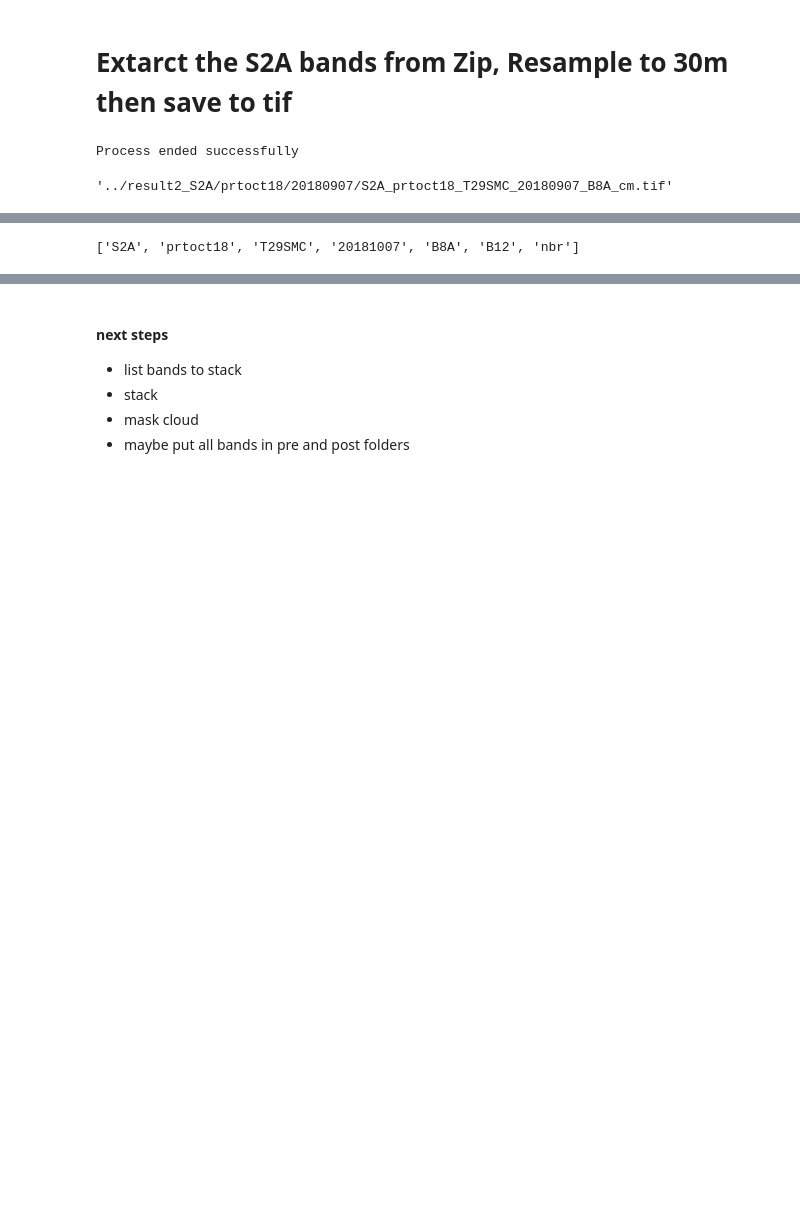
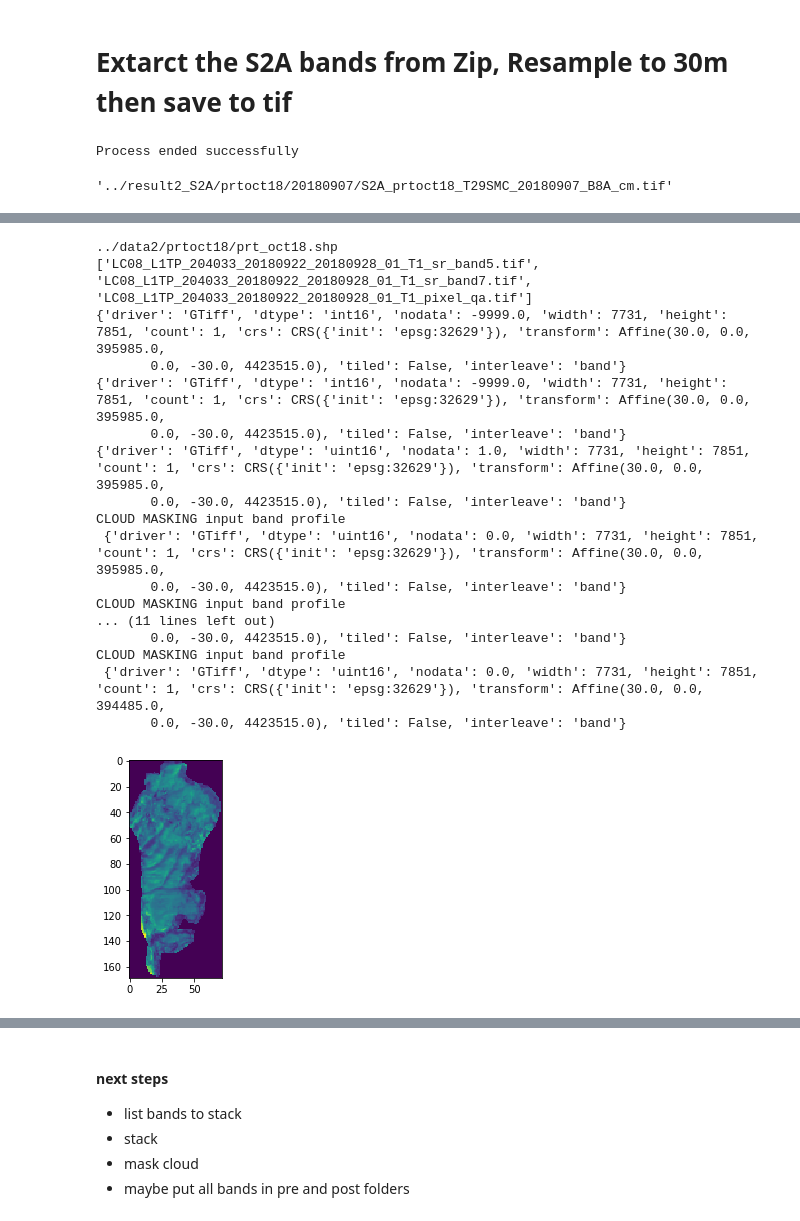
Before and after one commit to mlateb/dNBR, a Jupyter notebook: code/dNBR_lc8_s2a.ipynb, the cells around one changed output, grey strips where cells are left out. Cells and saved outputs as stored; diff of their text form; code cells hidden in the pictures; blank space fills up the shorter version.

```diff
--- a/code/dNBR_lc8_s2a.ipynb
+++ b/code/dNBR_lc8_s2a.ipynb
@@ -25,7 +25,8 @@ s2agrep=re.compile('S2A.*.zip')
 #wrkdir='..\\data'
 wrkdir='../data2'
 #rsltdir='..\\resultS2A'
-rsltdir='../result2_S2A'
+rslts2a = '../rsltS2A'
+rsltlc8 = '../rsltLC8'
 # thezip='zip://'
 res='30'
 tifbands='tifbands'
@@ -354,8 +353,8 @@ def srBandsNameList(Sat, sourcefile):
         SCLband = list(filter(lambda x: SCLgrep.search(x),sourcefile.namelist()))[0]
         return [B8Aband,B12band,SCLband]
     elif Sat=='LC8':
-        b5grep = re.compile('.*_sr_band5_nbr.tif$')
-        b7grep = re.compile('.*_sr_band7_nbr.tif$')
+        b5grep = re.compile('.*_sr_band5.tif$')
+        b7grep = re.compile('.*_sr_band7.tif$')
         qbgrep = re.compile('.*_pixel_qa.tif$')
         band5  = list(filter(lambda x: b5grep.search(x),sourcefile.getnames()))[0]
         band7  = list(filter(lambda x: b7grep.search(x),sourcefile.getnames()))[0]
@@ -367,11 +366,9 @@ def srBandsNewNameList(Sat,firename, scene):
         tile, date, band= re.match(r'(T.{5})_(\d{8})T\d{6}_(B.{2}|SCL)_\d{2}m.jp2', scene).groups()
 
     elif Sat == 'LC8':
-        tile, date, band = re.match(r'LC08_L1TP_(\d{6})_(\d{8})_\d{8}_01_T1_sr_(.*)\.tif$',scene).groups()
-
+        try:
+            tile, date, band = re.match(r'LC08_L1TP_(\d{6})_(\d{8})_\d{8}_01_T1_sr_(.*)\.tif$',scene).groups()
+        except:
+            tile, date, band = re.match(r'LC08_L1TP_(\d{6})_(\d{8})_\d{8}_01_T1_pixel_(qa)\.tif$',scene).groups()
     band_new_name = '.'.join(('_'.join((Sat,firename,tile,date,band)),'tif'))
     return (band_new_name, date)
-# %%
-'S2A_prtoct18_T29SMC_20181007_B8A_B12_nbr.tif'.split('.')[0].split('_')
-# %% [output]
-['S2A', 'prtoct18', 'T29SMC', '20181007', 'B8A', 'B12', 'nbr']
@@ -434,3 +469,61 @@ def unarchiveS2ABands(s2azipdir, Sat='S2A'):
+# %%
+cntrlist = [ name for name in os.listdir(wrkdir) if os.path.isdir(os.path.join(wrkdir, name)) ]
+# print(cntrlist[0])
+for cntr in cntrlist:
+
+#     if not os.path.exists(os.path.join(rsltdir,cntr)):
+#         os.makedirs(os.path.join(rsltdir,cntr))
+
+    # defining the shp file path
+    shpgrep = re.compile('.*.shp')
+    shplist = filter(lambda x: shpgrep.search(x),os.listdir(os.path.join(wrkdir,cntr)))
+    shpfile = list(shplist)[0]
+    aoiPath = os.path.join(wrkdir,cntr,shpfile)
+    print(aoiPath)
+
+    if not os.path.exists(os.path.join(rsltlc8,cntr)):
+        os.makedirs(os.path.join(rsltlc8,cntr))
+    # defining the tar file path
+    lc8targzgrep = re.compile('LC08.*\.tar.gz$')
+    lc8targzlist = filter(lambda x: lc8targzgrep.search(x),os.listdir(os.path.join(wrkdir,cntr)))
+    #define the output directory
+#     extractdir=os.path.join(rsltlc8,cntr)
+
+    for lc8targz in lc8targzlist:
+        lc8targzarchive = os.path.join(wrkdir,cntr,lc8targz)
+        dst_dir = os.path.join(rsltlc8,cntr)
+        # open tar file
+        list_extracted_bands = unarchiveLC8Bands(lc8targzarchive,dst_dir)
+                #cloud masking
+        list_clmasked_bands=[]
+        for band in list_extracted_bands[:2]:
+
+            #calling the cloud masking function
+            cmband = rasterCloudMask(band,list_extracted_bands[-1])
+            #update cloud masked band list
+            list_clmasked_bands.append(cmband)
+
+            #clip cloud masked bands
+            rasterClip(cmband, aoiPath)
+# %% [output]
+../data2/prtoct18/prt_oct18.shp
+['LC08_L1TP_204033_20180922_20180928_01_T1_sr_band5.tif', 'LC08_L1TP_204033_20180922_20180928_01_T1_sr_band7.tif', 'LC08_L1TP_204033_20180922_20180928_01_T1_pixel_qa.tif']
+{'driver': 'GTiff', 'dtype': 'int16', 'nodata': -9999.0, 'width': 7731, 'height': 7851, 'count': 1, 'crs': CRS({'init': 'epsg:32629'}), 'transform': Affine(30.0, 0.0, 395985.0,
+       0.0, -30.0, 4423515.0), 'tiled': False, 'interleave': 'band'}
+{'driver': 'GTiff', 'dtype': 'int16', 'nodata': -9999.0, 'width': 7731, 'height': 7851, 'count': 1, 'crs': CRS({'init': 'epsg:32629'}), 'transform': Affine(30.0, 0.0, 395985.0,
+       0.0, -30.0, 4423515.0), 'tiled': False, 'interleave': 'band'}
+{'driver': 'GTiff', 'dtype': 'uint16', 'nodata': 1.0, 'width': 7731, 'height': 7851, 'count': 1, 'crs': CRS({'init': 'epsg:32629'}), 'transform': Affine(30.0, 0.0, 395985.0,
+       0.0, -30.0, 4423515.0), 'tiled': False, 'interleave': 'band'}
+CLOUD MASKING input band profile
+ {'driver': 'GTiff', 'dtype': 'uint16', 'nodata': 0.0, 'width': 7731, 'height': 7851, 'count': 1, 'crs': CRS({'init': 'epsg:32629'}), 'transform': Affine(30.0, 0.0, 395985.0,
+       0.0, -30.0, 4423515.0), 'tiled': False, 'interleave': 'band'}
+CLOUD MASKING input band profile
+... (11 lines left out)
+       0.0, -30.0, 4423515.0), 'tiled': False, 'interleave': 'band'}
+CLOUD MASKING input band profile
+ {'driver': 'GTiff', 'dtype': 'uint16', 'nodata': 0.0, 'width': 7731, 'height': 7851, 'count': 1, 'crs': CRS({'init': 'epsg:32629'}), 'transform': Affine(30.0, 0.0, 394485.0,
+       0.0, -30.0, 4423515.0), 'tiled': False, 'interleave': 'band'}
+[figure, added]
 # %%
 cntrlist = [ name for name in os.listdir(wrkdir) if os.path.isdir(os.path.join(wrkdir, name)) ]
 # print(cntrlist[0])
```
Also changed, not shown: parts of 17 cells of this notebook.
